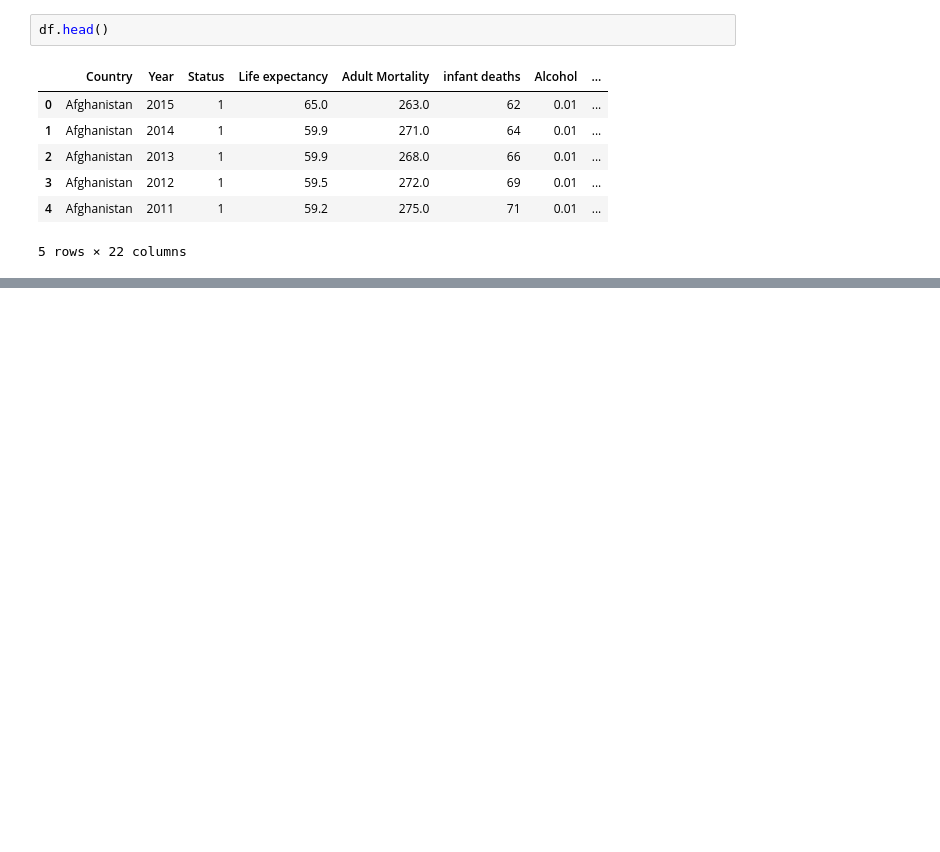
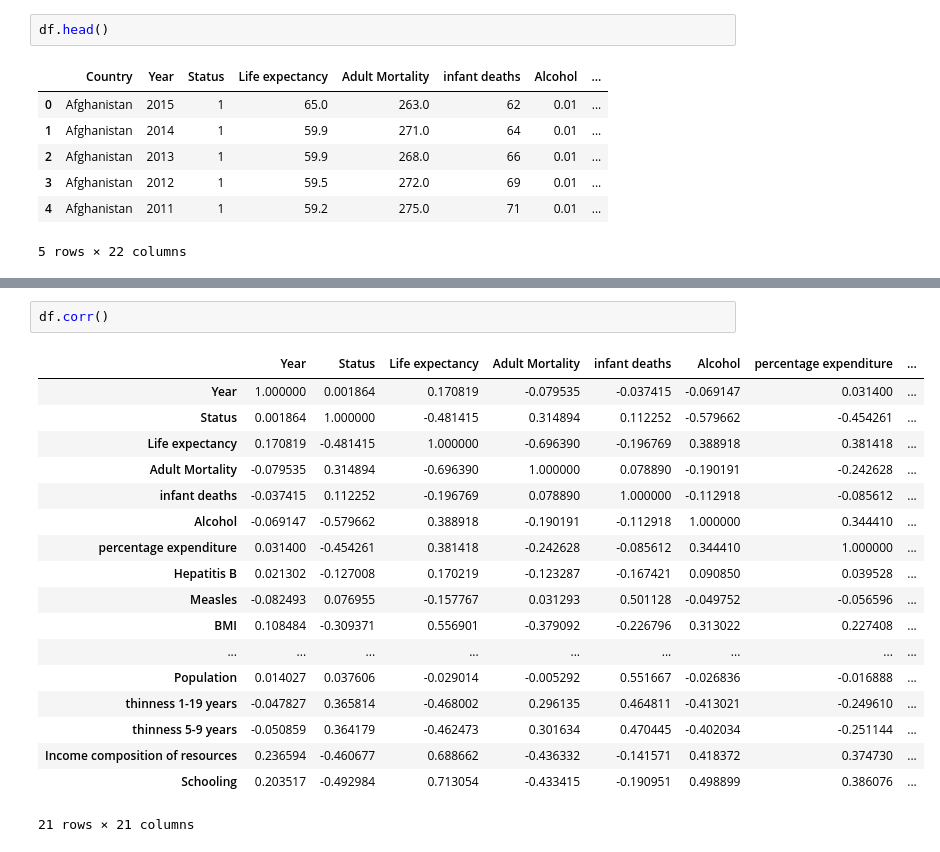
Before and after one commit to Niraj7272/DataScience, a Jupyter notebook: Practice/Machine_Learning/Life_Expectancy_Regression_project/notebooks/train.ipynb, the cells around one changed output, grey strips where cells are left out. Drawn from its saved outputs; the diff is of its cells as text; blank space fills up the shorter version.

```diff
--- a/Practice/Machine_Learning/Life_Expectancy_Regression_project/notebooks/train.ipynb
+++ b/Practice/Machine_Learning/Life_Expectancy_Regression_project/notebooks/train.ipynb
@@ -181,0 +243,21 @@ df.head()
+# %%
+df.corr()
+# %% [output]
+|  | Year | Status | Life expectancy | Adult Mortality | infant deaths | Alcohol | percentage expenditure | ... |
+| Year | 1.000000 | 0.001864 | 0.170819 | -0.079535 | -0.037415 | -0.069147 | 0.031400 | ... |
+| Status | 0.001864 | 1.000000 | -0.481415 | 0.314894 | 0.112252 | -0.579662 | -0.454261 | ... |
+| Life expectancy | 0.170819 | -0.481415 | 1.000000 | -0.696390 | -0.196769 | 0.388918 | 0.381418 | ... |
+| Adult Mortality | -0.079535 | 0.314894 | -0.696390 | 1.000000 | 0.078890 | -0.190191 | -0.242628 | ... |
+| infant deaths | -0.037415 | 0.112252 | -0.196769 | 0.078890 | 1.000000 | -0.112918 | -0.085612 | ... |
+| Alcohol | -0.069147 | -0.579662 | 0.388918 | -0.190191 | -0.112918 | 1.000000 | 0.344410 | ... |
+| percentage expenditure | 0.031400 | -0.454261 | 0.381418 | -0.242628 | -0.085612 | 0.344410 | 1.000000 | ... |
+| Hepatitis B | 0.021302 | -0.127008 | 0.170219 | -0.123287 | -0.167421 | 0.090850 | 0.039528 | ... |
+| Measles | -0.082493 | 0.076955 | -0.157767 | 0.031293 | 0.501128 | -0.049752 | -0.056596 | ... |
+| BMI | 0.108484 | -0.309371 | 0.556901 | -0.379092 | -0.226796 | 0.313022 | 0.227408 | ... |
+| ... | ... | ... | ... | ... | ... | ... | ... | ... |
+| Population | 0.014027 | 0.037606 | -0.029014 | -0.005292 | 0.551667 | -0.026836 | -0.016888 | ... |
+| thinness 1-19 years | -0.047827 | 0.365814 | -0.468002 | 0.296135 | 0.464811 | -0.413021 | -0.249610 | ... |
+| thinness 5-9 years | -0.050859 | 0.364179 | -0.462473 | 0.301634 | 0.470445 | -0.402034 | -0.251144 | ... |
+| Income composition of resources | 0.236594 | -0.460677 | 0.688662 | -0.436332 | -0.141571 | 0.418372 | 0.374730 | ... |
+| Schooling | 0.203517 | -0.492984 | 0.713054 | -0.433415 | -0.190951 | 0.498899 | 0.386076 | ... |
+21 rows × 21 columns
```
Also changed, not shown: parts of 21 cells of this notebook.
